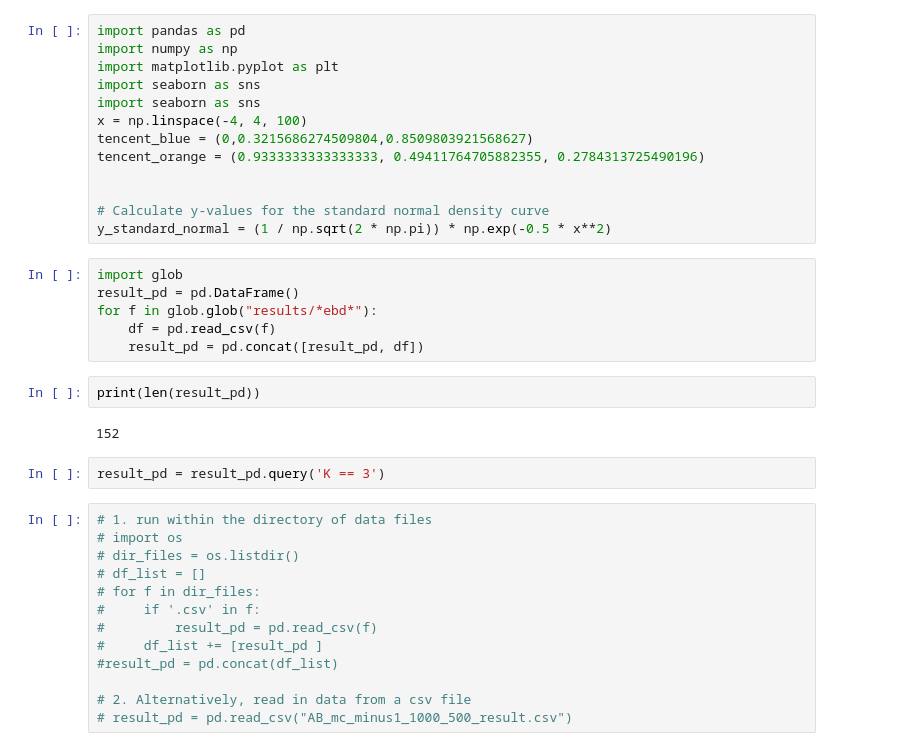
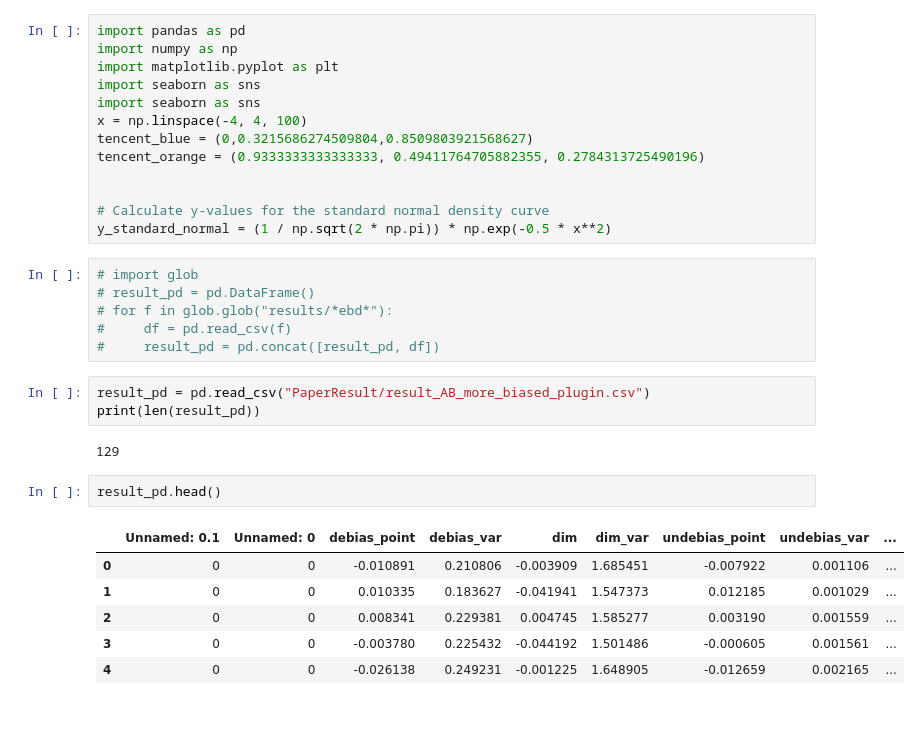
Before and after one commit to ShichaoHan/MarketplaceInterference, a Jupyter notebook: graph_visualizer.ipynb, the cells around one changed output. Cells and saved outputs as stored; diff of their text form; blank space fills up the shorter version.

```diff
--- a/graph_visualizer.ipynb
+++ b/graph_visualizer.ipynb
@@ -12,29 +12,24 @@ tencent_orange = (0.9333333333333333, 0.49411764705882355, 0.2784313725490196)
 # Calculate y-values for the standard normal density curve
 y_standard_normal = (1 / np.sqrt(2 * np.pi)) * np.exp(-0.5 * x**2)
 # %%
-import glob
-result_pd = pd.DataFrame()
-for f in glob.glob("results/*ebd*"):
-    df = pd.read_csv(f)
-    result_pd = pd.concat([result_pd, df])
+# import glob
+# result_pd = pd.DataFrame()
+# for f in glob.glob("results/*ebd*"):
+#     df = pd.read_csv(f)
+#     result_pd = pd.concat([result_pd, df])
-# %%
-print(len(result_pd))
-# %% [output]
-152
-# %%
-result_pd = result_pd.query('K == 3')
-# %%
-# 1. run within the directory of data files
-# import os
-# dir_files = os.listdir()
-# df_list = []
-# for f in dir_files:
-#     if '.csv' in f:
-#         result_pd = pd.read_csv(f)
-#     df_list += [result_pd ]
-#result_pd = pd.concat(df_list)
-
-# 2. Alternatively, read in data from a csv file
-# result_pd = pd.read_csv("AB_mc_minus1_1000_500_result.csv")
+# %%
+result_pd = pd.read_csv("PaperResult/result_AB_more_biased_plugin.csv")
+print(len(result_pd))
+# %% [output]
+129
+# %%
+result_pd.head()
+# %% [output]
+|  | Unnamed: 0.1 | Unnamed: 0 | debias_point | debias_var | dim | dim_var | undebias_point | undebias_var | ... |
+| 0 | 0 | 0 | -0.010891 | 0.210806 | -0.003909 | 1.685451 | -0.007922 | 0.001106 | ... |
+| 1 | 0 | 0 | 0.010335 | 0.183627 | -0.041941 | 1.547373 | 0.012185 | 0.001029 | ... |
+| 2 | 0 | 0 | 0.008341 | 0.229381 | 0.004745 | 1.585277 | 0.003190 | 0.001559 | ... |
+| 3 | 0 | 0 | -0.003780 | 0.225432 | -0.044192 | 1.501486 | -0.000605 | 0.001561 | ... |
+| 4 | 0 | 0 | -0.026138 | 0.249231 | -0.001225 | 1.648905 | -0.012659 | 0.002165 | ... |
 # %%
 truth =  result_pd['truth']
```
Also changed, not shown: parts of 10 cells of this notebook.
